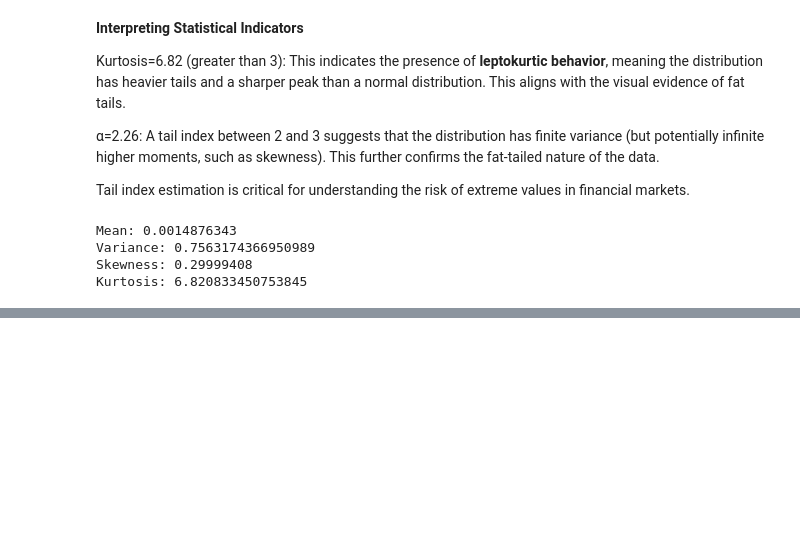
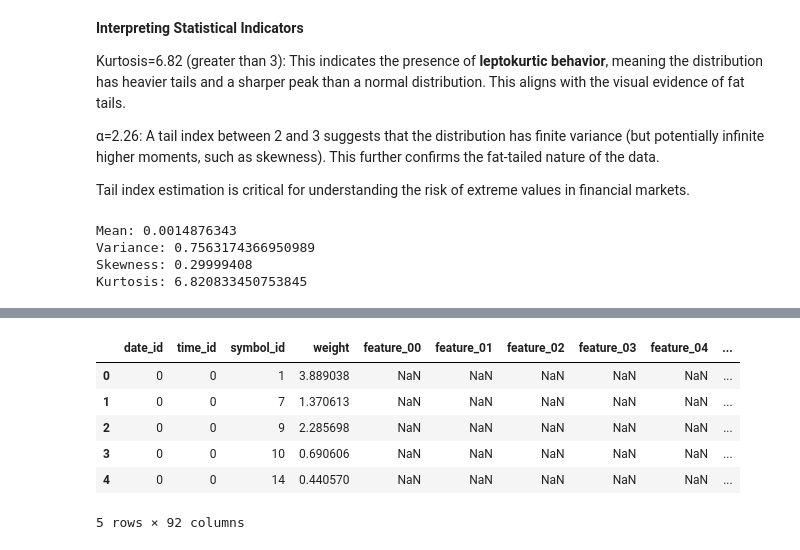
Before and after one commit to toniIepure25/JaneStreetKaggleCompetition, a Jupyter notebook: notebooks/01_data_exploration.ipynb, the cells around one changed output, grey strips where cells are left out. Saved outputs shown, nothing was run; the diff lists cells and outputs as text; code cells hidden in the pictures; blank space fills up the shorter version.

```diff
--- a/notebooks/01_data_exploration.ipynb
+++ b/notebooks/01_data_exploration.ipynb
@@ -321,0 +208,10 @@ error: failed to push some refs to 'https://github.com/toniIepure25/JaneStreetKa
+# %%
+raw_data.head()
+# %% [output]
+|  | date_id | time_id | symbol_id | weight | feature_00 | feature_01 | feature_02 | feature_03 | feature_04 | ... |
+| 0 | 0 | 0 | 1 | 3.889038 | NaN | NaN | NaN | NaN | NaN | ... |
+| 1 | 0 | 0 | 7 | 1.370613 | NaN | NaN | NaN | NaN | NaN | ... |
+| 2 | 0 | 0 | 9 | 2.285698 | NaN | NaN | NaN | NaN | NaN | ... |
+| 3 | 0 | 0 | 10 | 0.690606 | NaN | NaN | NaN | NaN | NaN | ... |
+| 4 | 0 | 0 | 14 | 0.440570 | NaN | NaN | NaN | NaN | NaN | ... |
+5 rows × 92 columns
```
Also changed, not shown: parts of 30 cells of this notebook, 11 other files.
